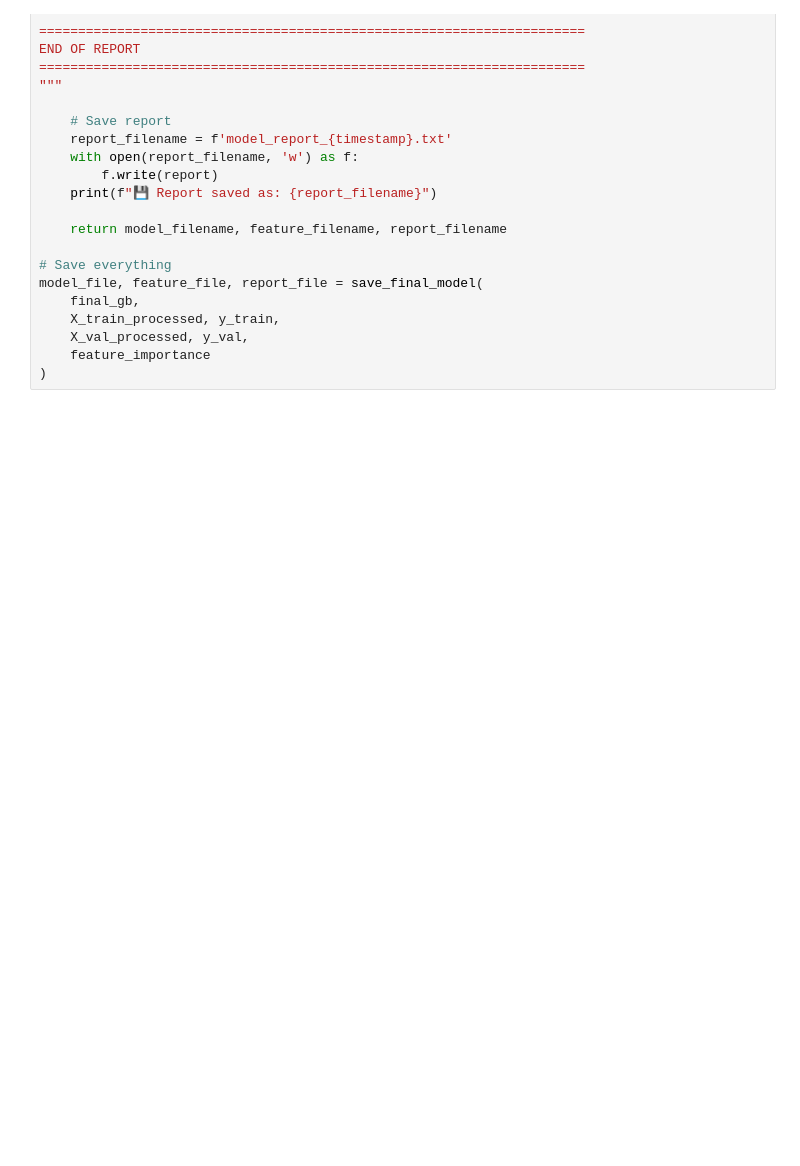
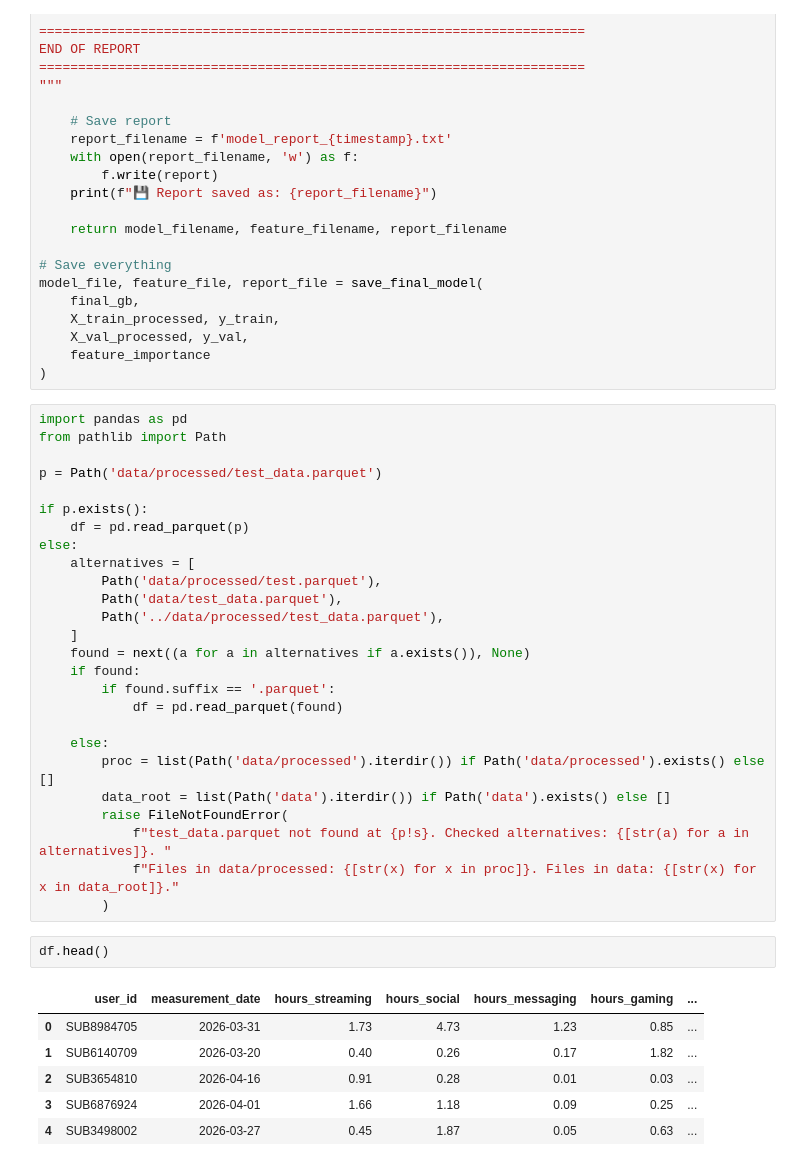
Before and after one commit to JmineSA/telecom-consumption-intelligence, a Jupyter notebook: notebooks/03_model_development.ipynb, the cells around one changed output. Saved outputs shown, nothing was run; the diff lists cells and outputs as text; blank space fills up the shorter version.

```diff
--- a/notebooks/03_model_development.ipynb
+++ b/notebooks/03_model_development.ipynb
@@ -919,3 +930,38 @@ model_file, feature_file, report_file = save_final_model(
     X_val_processed, y_val,
     feature_importance
 )
+# %%
+import pandas as pd
+from pathlib import Path
+
+p = Path('data/processed/test_data.parquet')
+
+if p.exists():
+    df = pd.read_parquet(p)
+else:
+    alternatives = [
+        Path('data/processed/test.parquet'),
+        Path('data/test_data.parquet'),
+        Path('../data/processed/test_data.parquet'),
+    ]
+    found = next((a for a in alternatives if a.exists()), None)
+    if found:
+        if found.suffix == '.parquet':
+            df = pd.read_parquet(found)
+
+    else:
+        proc = list(Path('data/processed').iterdir()) if Path('data/processed').exists() else []
+        data_root = list(Path('data').iterdir()) if Path('data').exists() else []
+        raise FileNotFoundError(
+            f"test_data.parquet not found at {p!s}. Checked alternatives: {[str(a) for a in alternatives]}. "
+            f"Files in data/processed: {[str(x) for x in proc]}. Files in data: {[str(x) for x in data_root]}."
+        )
+# %%
+df.head()
+# %% [output]
+|  | user_id | measurement_date | hours_streaming | hours_social | hours_messaging | hours_gaming | ... |
+| 0 | SUB8984705 | 2026-03-31 | 1.73 | 4.73 | 1.23 | 0.85 | ... |
+| 1 | SUB6140709 | 2026-03-20 | 0.40 | 0.26 | 0.17 | 1.82 | ... |
+| 2 | SUB3654810 | 2026-04-16 | 0.91 | 0.28 | 0.01 | 0.03 | ... |
+| 3 | SUB6876924 | 2026-04-01 | 1.66 | 1.18 | 0.09 | 0.25 | ... |
+| 4 | SUB3498002 | 2026-03-27 | 0.45 | 1.87 | 0.05 | 0.63 | ... |
```
Also changed, not shown: parts of 3 cells of this notebook, 59 other files.
